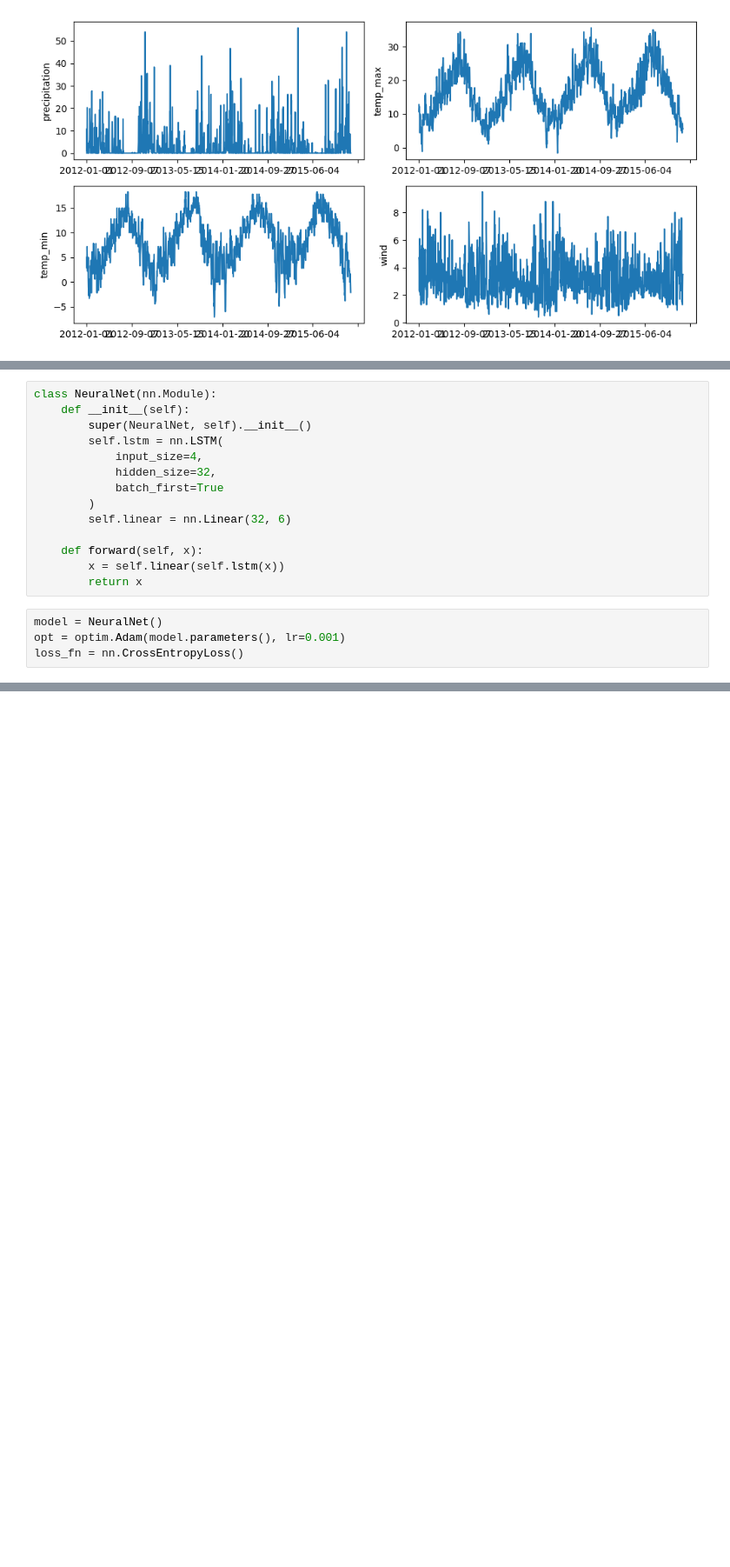
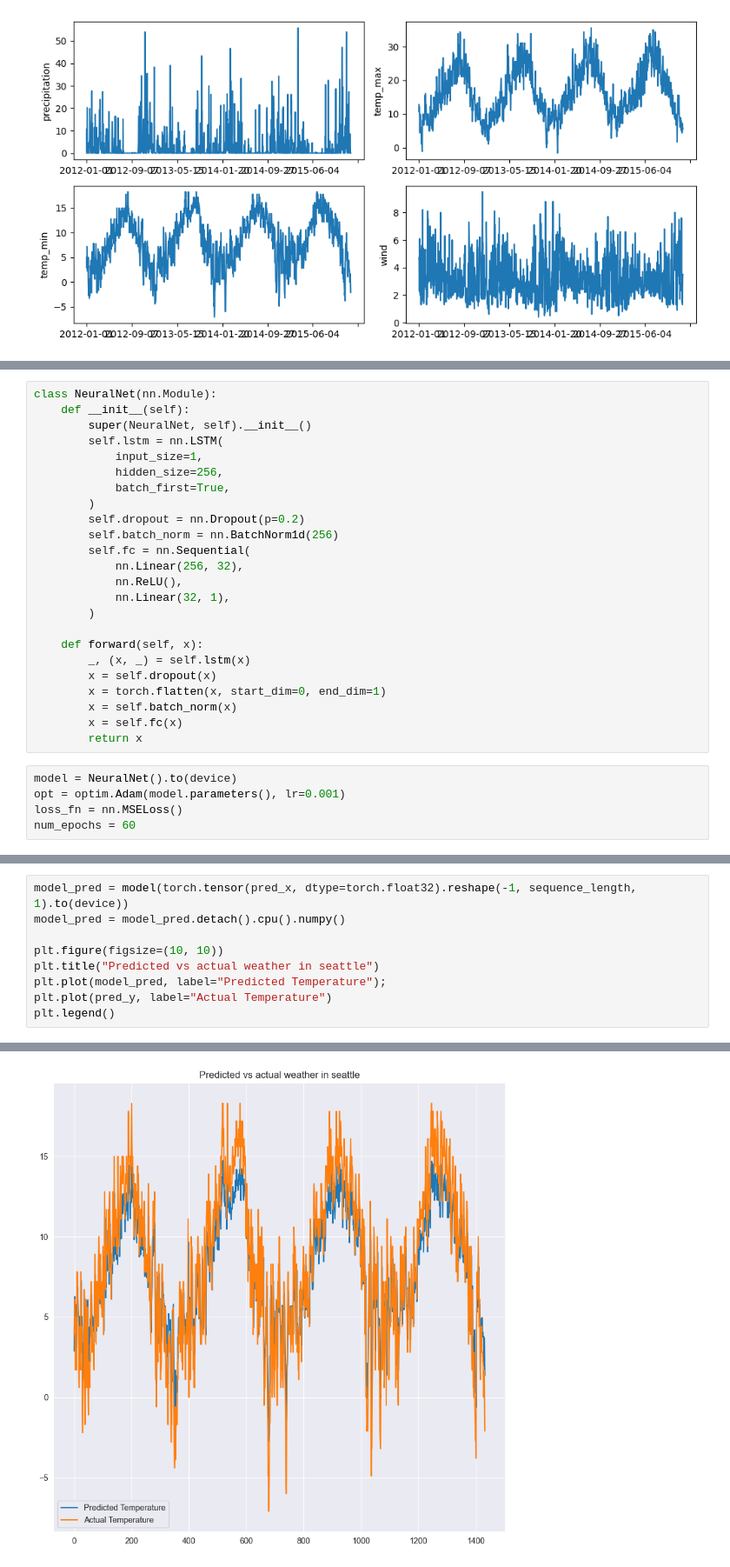
Before and after one commit to lLukii/Seattle-Weather-Forecast, a Jupyter notebook: pred.ipynb, the cells around one changed output, grey strips where cells are left out. Shown at 87% size. Saved outputs shown, nothing was run; the diff lists cells and outputs as text; blank space fills up the shorter version.

```diff
--- a/pred.ipynb
+++ b/pred.ipynb
@@ -99,16 +118,27 @@ class NeuralNet(nn.Module):
     def __init__(self):
         super(NeuralNet, self).__init__()
         self.lstm = nn.LSTM(
-            input_size=4,
-            hidden_size=32,
-            batch_first=True
+            input_size=1,
+            hidden_size=256,
+            batch_first=True,
         )
-        self.linear = nn.Linear(32, 6)
+        self.dropout = nn.Dropout(p=0.2)
+        self.batch_norm = nn.BatchNorm1d(256)
+        self.fc = nn.Sequential(
+            nn.Linear(256, 32),
+            nn.ReLU(),
+            nn.Linear(32, 1),
+        )
 
     def forward(self, x):
-        x = self.linear(self.lstm(x))
+        _, (x, _) = self.lstm(x)
+        x = self.dropout(x)
+        x = torch.flatten(x, start_dim=0, end_dim=1)
+        x = self.batch_norm(x)
+        x = self.fc(x)
         return x
 # %%
-model = NeuralNet()
+model = NeuralNet().to(device)
 opt = optim.Adam(model.parameters(), lr=0.001)
-loss_fn = nn.CrossEntropyLoss()
+loss_fn = nn.MSELoss()
+num_epochs = 60
@@ -114,0 +201,10 @@ loss_fn = nn.CrossEntropyLoss()
+# %%
+model_pred = model(torch.tensor(pred_x, dtype=torch.float32).reshape(-1, sequence_length, 1).to(device))
+model_pred = model_pred.detach().cpu().numpy()
+
+plt.figure(figsize=(10, 10))
+plt.title("Predicted vs actual weather in seattle")
+plt.plot(model_pred, label="Predicted Temperature");
+plt.plot(pred_y, label="Actual Temperature")
+plt.legend()
+# %% [output]
@@ -114,0 +212 @@ loss_fn = nn.CrossEntropyLoss()
+[figure, added]
```
Also changed, not shown: parts of 10 cells of this notebook.
